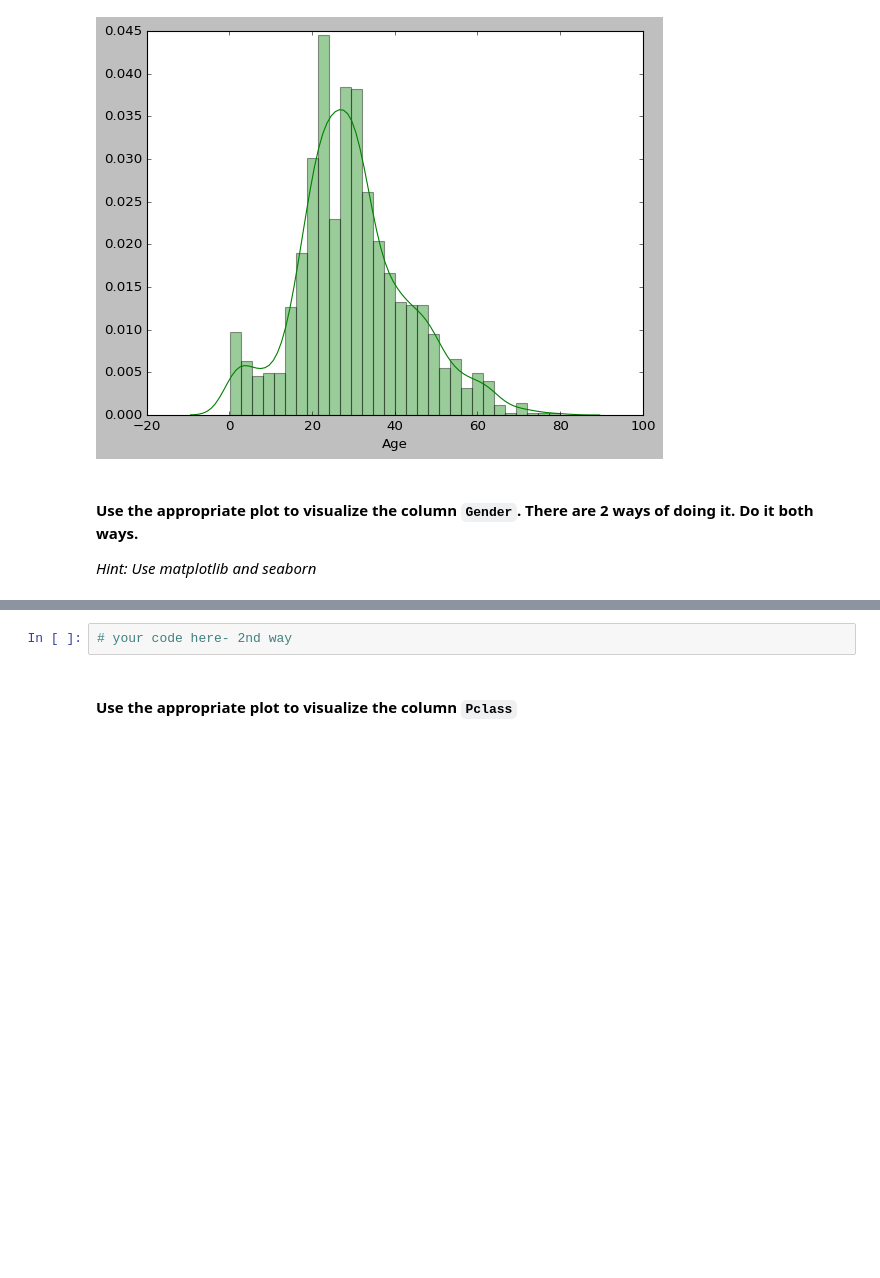
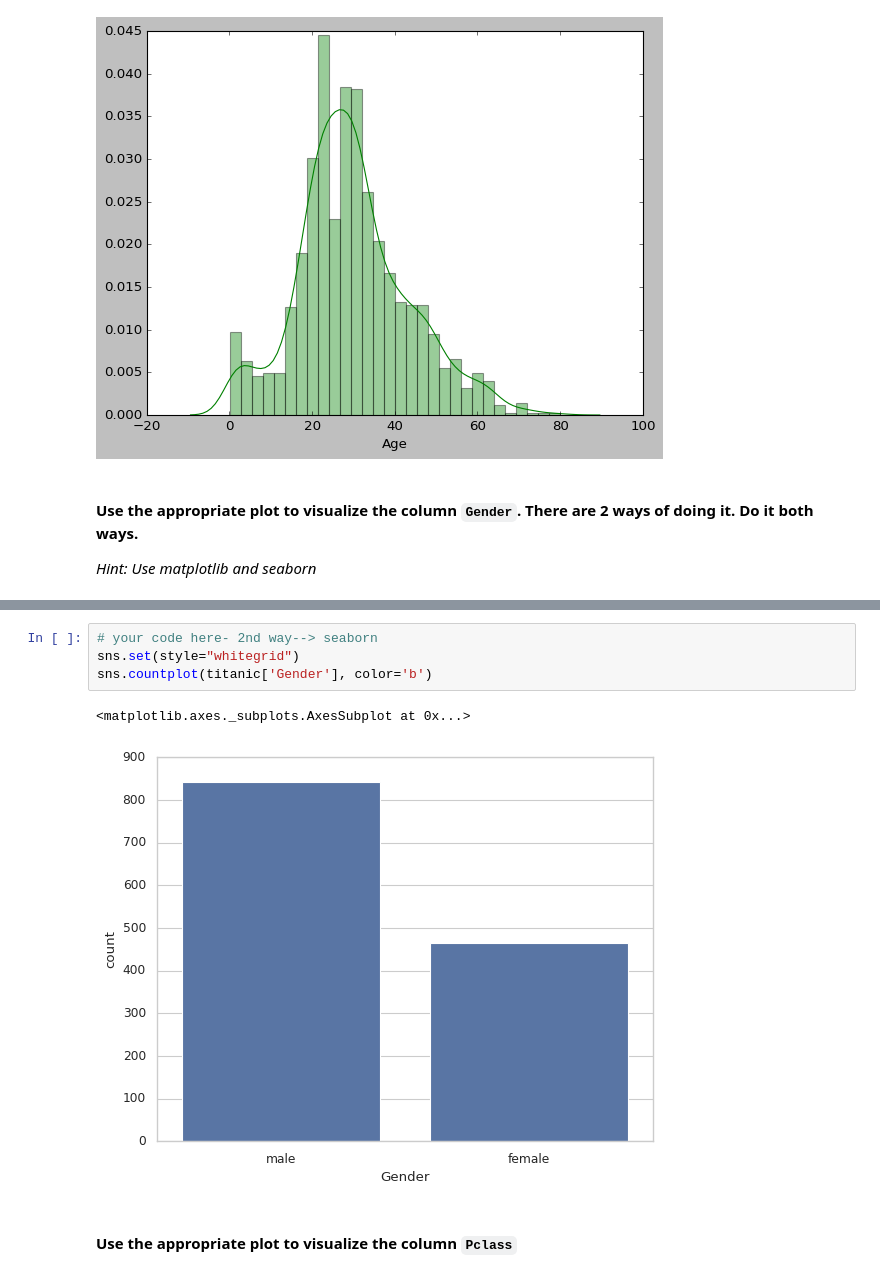
Before and after one commit to luanasolisg/dataptmad1019, a Jupyter notebook: module-2/lab-matplotlib-seaborn/your-code/challenge-3.ipynb, the cells around one changed output, grey strips where cells are left out. Saved outputs shown, nothing was run; the diff lists cells and outputs as text; blank space fills up the shorter version.

```diff
--- a/module-2/lab-matplotlib-seaborn/your-code/challenge-3.ipynb
+++ b/module-2/lab-matplotlib-seaborn/your-code/challenge-3.ipynb
@@ -128,5 +132,10 @@ sns.distplot(titanic['Age'], color='g')
 # %%
-# your code here- 2nd way
+# your code here- 2nd way--> seaborn
+sns.set(style="whitegrid")
+sns.countplot(titanic['Gender'], color='b')
+# %% [output]
+<matplotlib.axes._subplots.AxesSubplot at 0x...>
+[figure, added]
 # %% [markdown]
 #### Use the appropriate plot to visualize the column `Pclass`
 # %%
```
Also changed, not shown: parts of 17 cells of this notebook, 1 other file.
